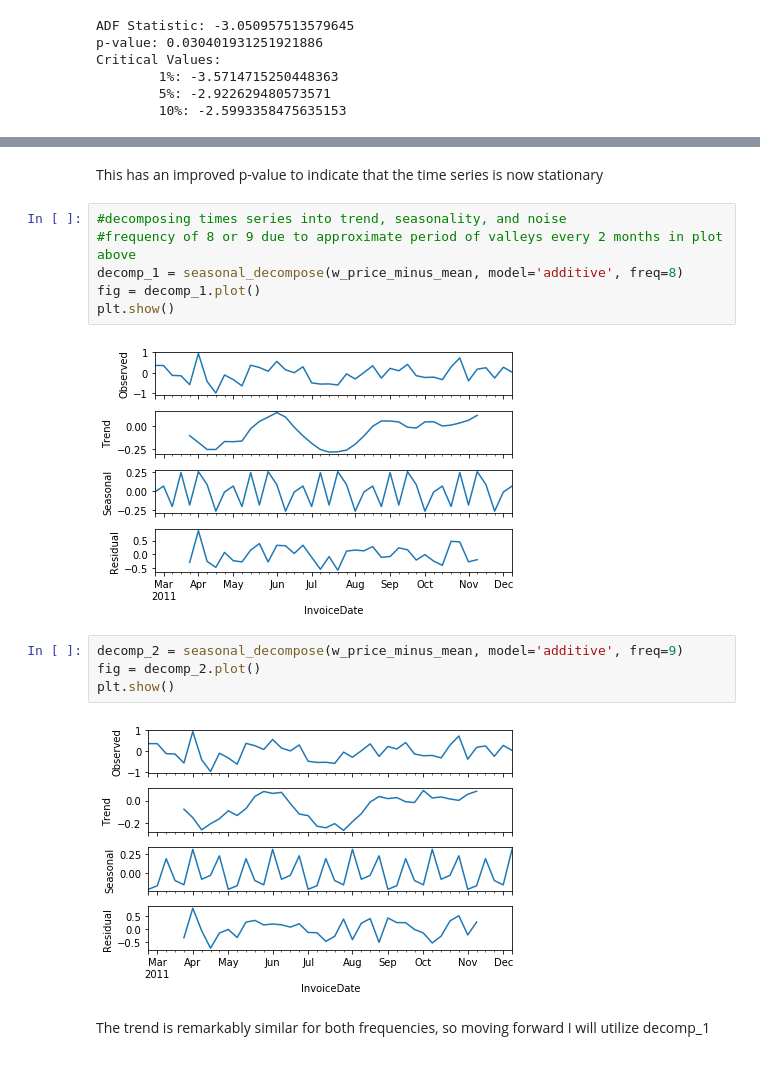
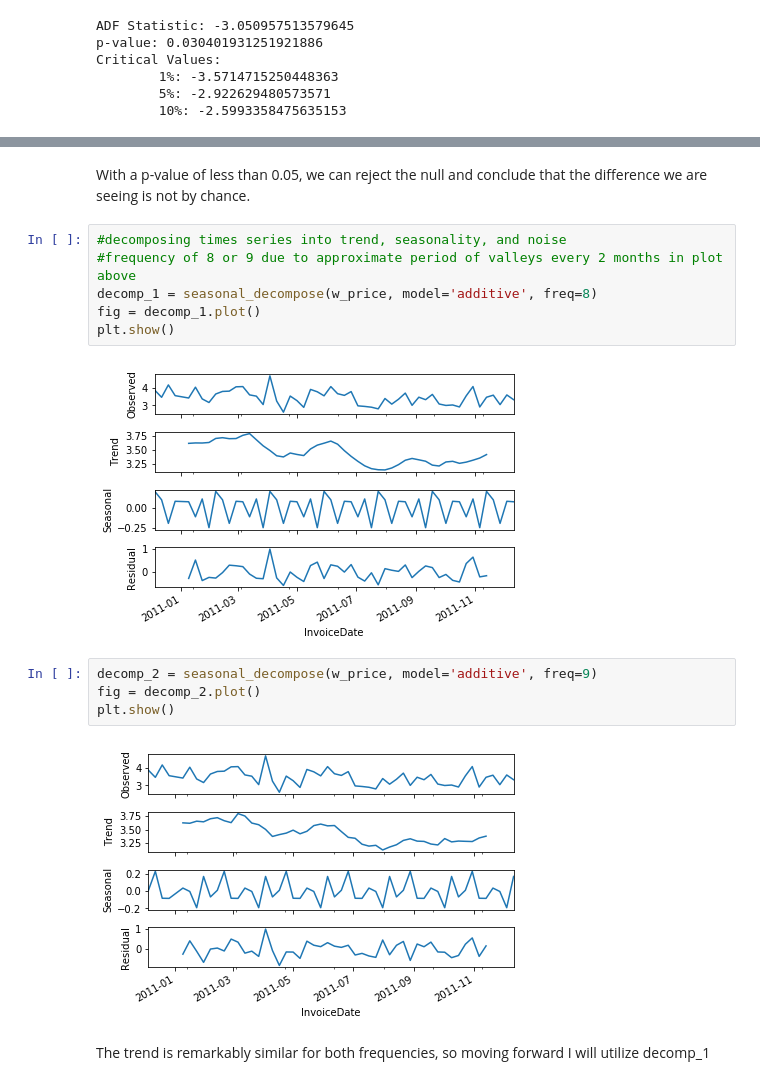
Before and after one commit to bhan-ds/Springboard-Capstone2, a Jupyter notebook: Capstone 2.ipynb, the cells around one changed output, grey strips where cells are left out. Cells and saved outputs as stored; diff of their text form.

```diff
--- a/Capstone 2.ipynb
+++ b/Capstone 2.ipynb
@@ -1444,19 +1362,19 @@ Critical Values:
-# %% [markdown]
-This has an improved p-value to indicate that the time series is now stationary
+# %% [markdown]
+With a p-value of less than 0.05, we can reject the null and conclude that the difference we are seeing is not by chance.
 # %%
 #decomposing times series into trend, seasonality, and noise
 #frequency of 8 or 9 due to approximate period of valleys every 2 months in plot above
-decomp_1 = seasonal_decompose(w_price_minus_mean, model='additive', freq=8)
+decomp_1 = seasonal_decompose(w_price, model='additive', freq=8)
 fig = decomp_1.plot()
 plt.show()
 # %% [output]
-[figure, old version]
+[figure, new version]
 # %%
-decomp_2 = seasonal_decompose(w_price_minus_mean, model='additive', freq=9)
+decomp_2 = seasonal_decompose(w_price, model='additive', freq=9)
 fig = decomp_2.plot()
 plt.show()
 # %% [output]
-[figure, old version]
+[figure, new version]
 # %% [markdown]
 The trend is remarkably similar for both frequencies, so moving forward I will utilize decomp_1
 # %%
```
Also changed, not shown: parts of 65 cells of this notebook.
